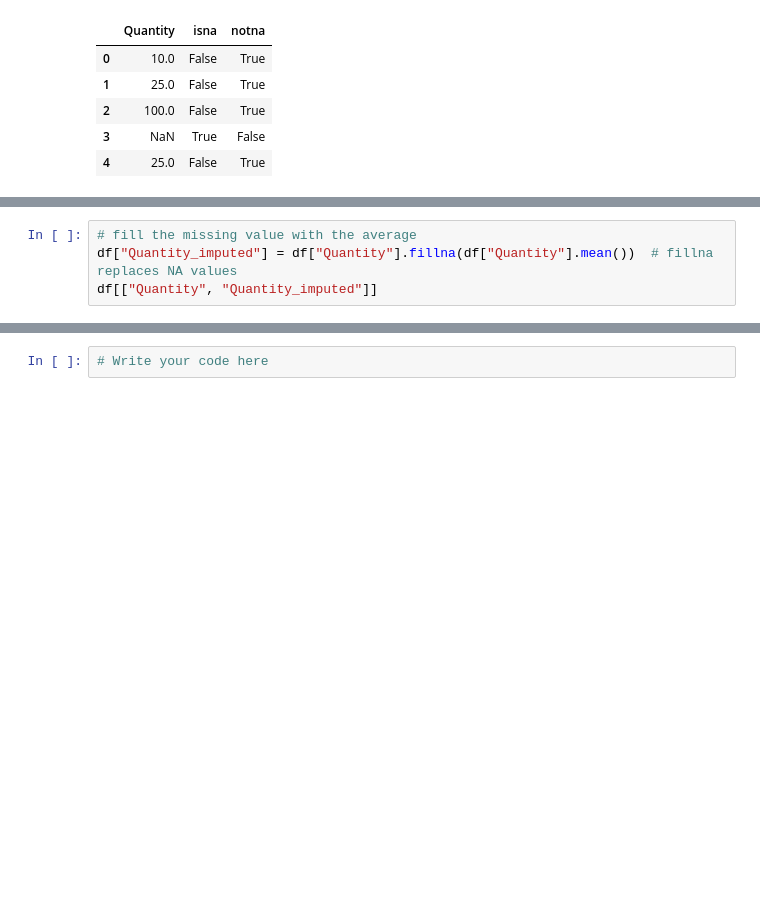
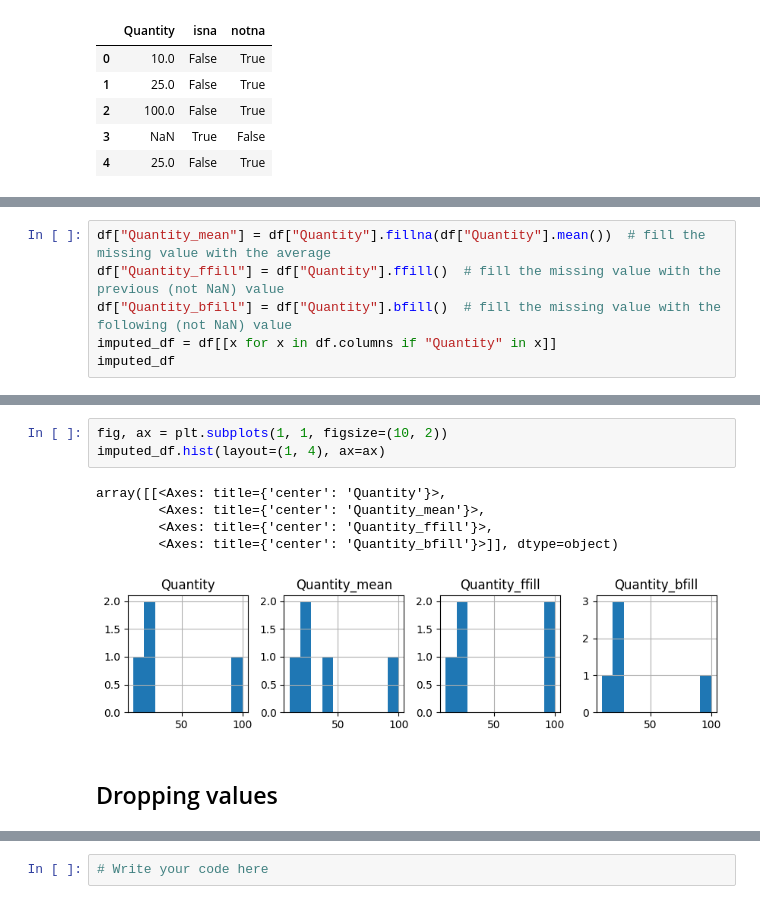
Before and after one commit to w4bo/AA2425-unibo-mldm, a Jupyter notebook: slides/lab-03-datapreparation.ipynb, the cells around one changed output, grey strips where cells are left out. Saved outputs shown, nothing was run; the diff lists cells and outputs as text; blank space fills up the shorter version.

```diff
--- a/slides/lab-03-datapreparation.ipynb
+++ b/slides/lab-03-datapreparation.ipynb
@@ -121,4 +104,0 @@ What if we have temporal attributes?
-# %%
-# fill the missing value with the average
-df["Quantity_imputed"] = df["Quantity"].fillna(df["Quantity"].mean())  # fillna replaces NA values
-df[["Quantity", "Quantity_imputed"]]
@@ -170,0 +107,6 @@ df.dropna()
+# %%
+df["Quantity_mean"] = df["Quantity"].fillna(df["Quantity"].mean())  # fill the missing value with the average
+df["Quantity_ffill"] = df["Quantity"].ffill()  # fill the missing value with the previous (not NaN) value
+df["Quantity_bfill"] = df["Quantity"].bfill()  # fill the missing value with the following (not NaN) value
+imputed_df = df[[x for x in df.columns if "Quantity" in x]]
+imputed_df
@@ -170,0 +134,11 @@ df.dropna()
+# %%
+fig, ax = plt.subplots(1, 1, figsize=(10, 2))
+imputed_df.hist(layout=(1, 4), ax=ax)
+# %% [output]
+array([[<Axes: title={'center': 'Quantity'}>,
+        <Axes: title={'center': 'Quantity_mean'}>,
+        <Axes: title={'center': 'Quantity_ffill'}>,
+        <Axes: title={'center': 'Quantity_bfill'}>]], dtype=object)
+[figure, added]
+# %% [markdown]
+## Dropping values
```
Also changed, not shown: parts of 38 cells of this notebook.
